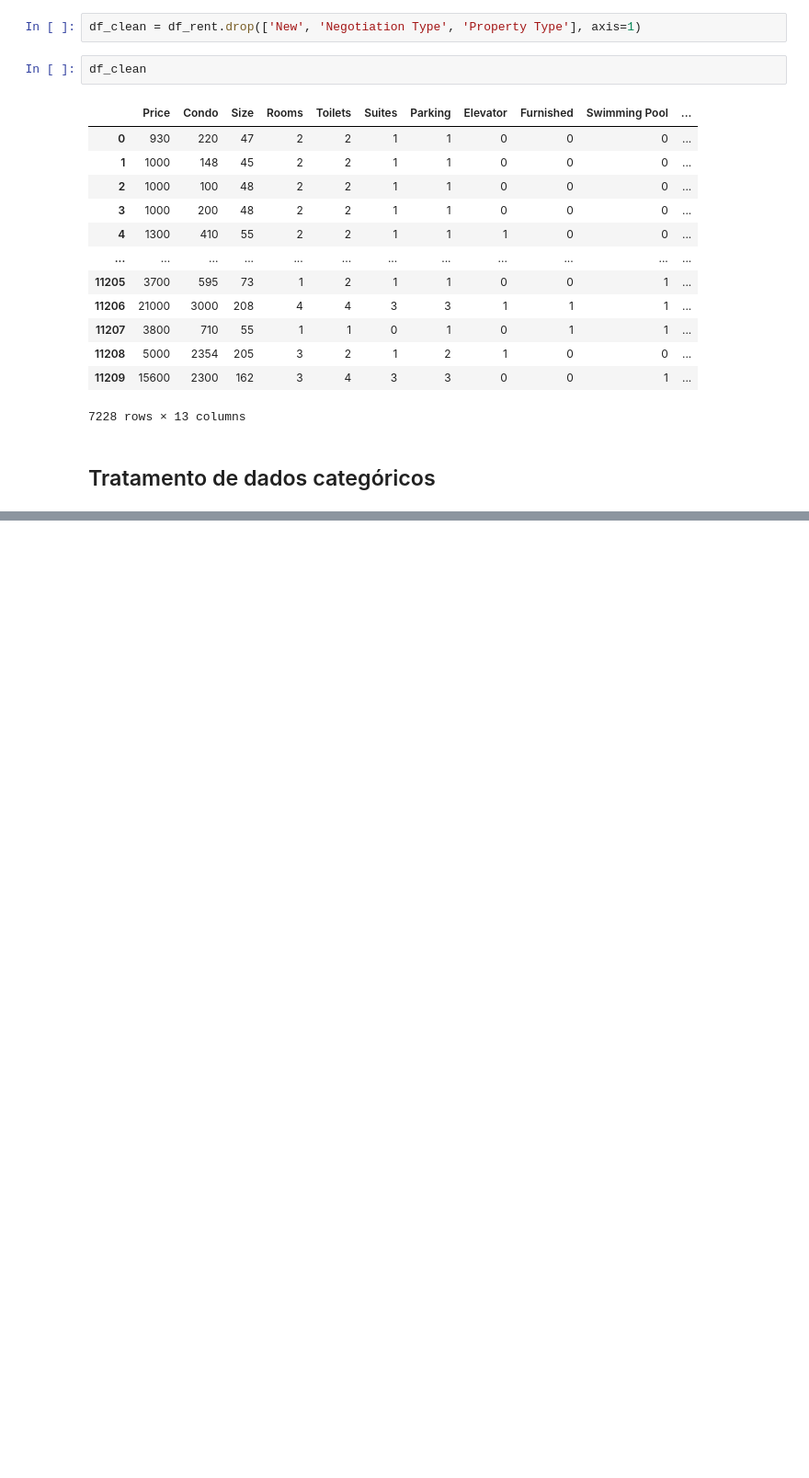
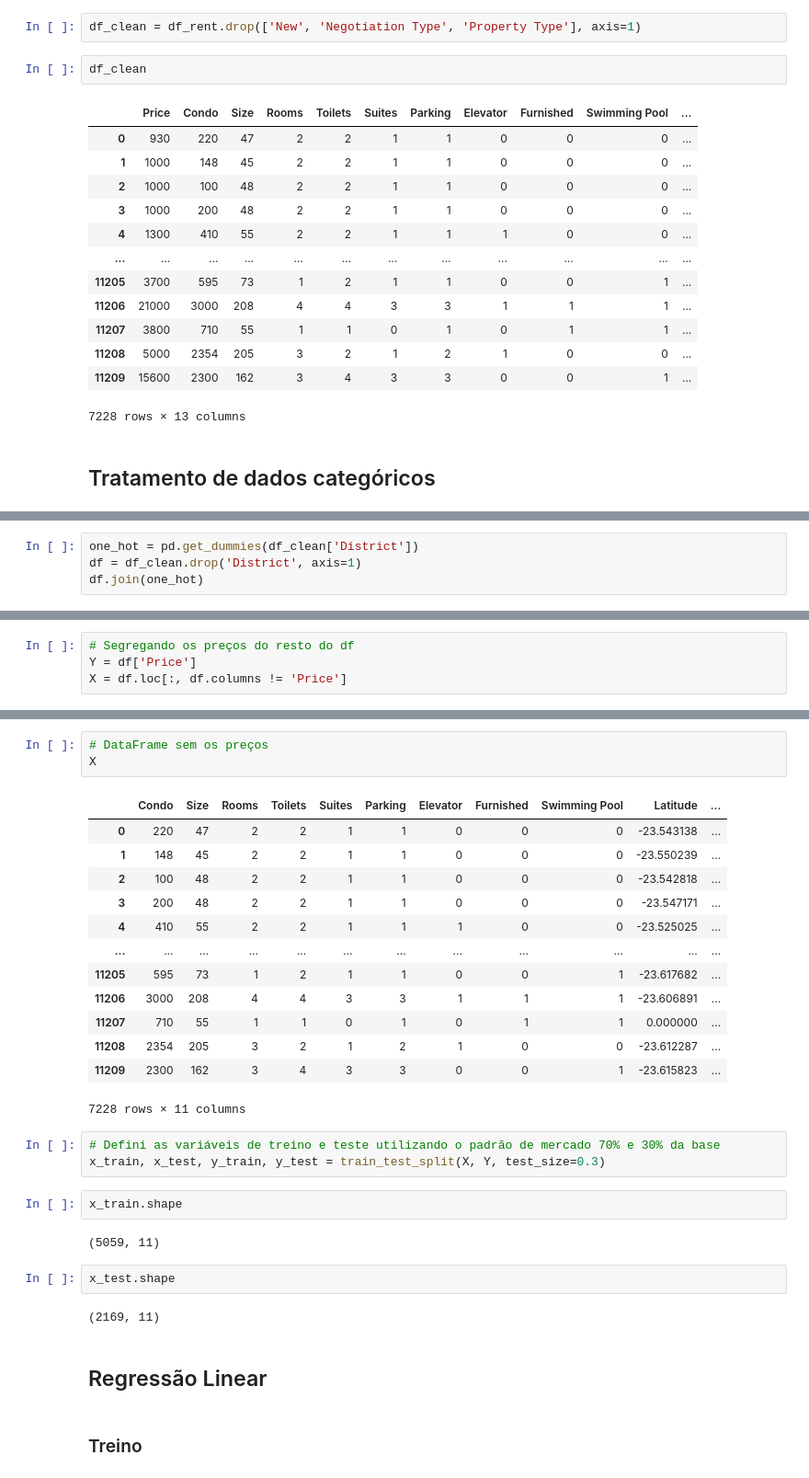
Before and after one commit to DaviMelooficial/Projetos_Machine_Learning, a Jupyter notebook: Previsao_precos_aluguel.ipynb, the cells around one changed output, grey strips where cells are left out. Shown: that part at 92% size. Drawn from its saved outputs; the diff is of its cells as text; blank space fills up the shorter version.

```diff
--- a/Previsao_precos_aluguel.ipynb
+++ b/Previsao_precos_aluguel.ipynb
@@ -184,0 +194,4 @@ from sklearn.preprocessing import OneHotEncoder
+# %%
+one_hot = pd.get_dummies(df_clean['District'])
+df = df_clean.drop('District', axis=1)
+df.join(one_hot)
@@ -184,0 +218,4 @@ from sklearn.preprocessing import OneHotEncoder
+# %%
+# Segregando os preços do resto do df
+Y = df['Price']
+X = df.loc[:, df.columns != 'Price']
@@ -184,0 +238,32 @@ from sklearn.preprocessing import OneHotEncoder
+# %%
+# DataFrame sem os preços
+X
+# %% [output]
+|  | Condo | Size | Rooms | Toilets | Suites | Parking | Elevator | Furnished | Swimming Pool | Latitude | ... |
+| 0 | 220 | 47 | 2 | 2 | 1 | 1 | 0 | 0 | 0 | -23.543138 | ... |
+| 1 | 148 | 45 | 2 | 2 | 1 | 1 | 0 | 0 | 0 | -23.550239 | ... |
+| 2 | 100 | 48 | 2 | 2 | 1 | 1 | 0 | 0 | 0 | -23.542818 | ... |
+| 3 | 200 | 48 | 2 | 2 | 1 | 1 | 0 | 0 | 0 | -23.547171 | ... |
+| 4 | 410 | 55 | 2 | 2 | 1 | 1 | 1 | 0 | 0 | -23.525025 | ... |
+| ... | ... | ... | ... | ... | ... | ... | ... | ... | ... | ... | ... |
+| 11205 | 595 | 73 | 1 | 2 | 1 | 1 | 0 | 0 | 1 | -23.617682 | ... |
+| 11206 | 3000 | 208 | 4 | 4 | 3 | 3 | 1 | 1 | 1 | -23.606891 | ... |
+| 11207 | 710 | 55 | 1 | 1 | 0 | 1 | 0 | 1 | 1 | 0.000000 | ... |
+| 11208 | 2354 | 205 | 3 | 2 | 1 | 2 | 1 | 0 | 0 | -23.612287 | ... |
+| 11209 | 2300 | 162 | 3 | 4 | 3 | 3 | 0 | 0 | 1 | -23.615823 | ... |
+7228 rows × 11 columns
+# %%
+# Defini as variáveis de treino e teste utilizando o padrão de mercado 70% e 30% da base
+x_train, x_test, y_train, y_test = train_test_split(X, Y, test_size=0.3)
+# %%
+x_train.shape
+# %% [output]
+(5059, 11)
+# %%
+x_test.shape
+# %% [output]
+(2169, 11)
+# %% [markdown]
+## Regressão Linear
+# %% [markdown]
+### Treino
```
Also changed, not shown: parts of 30 cells of this notebook.
